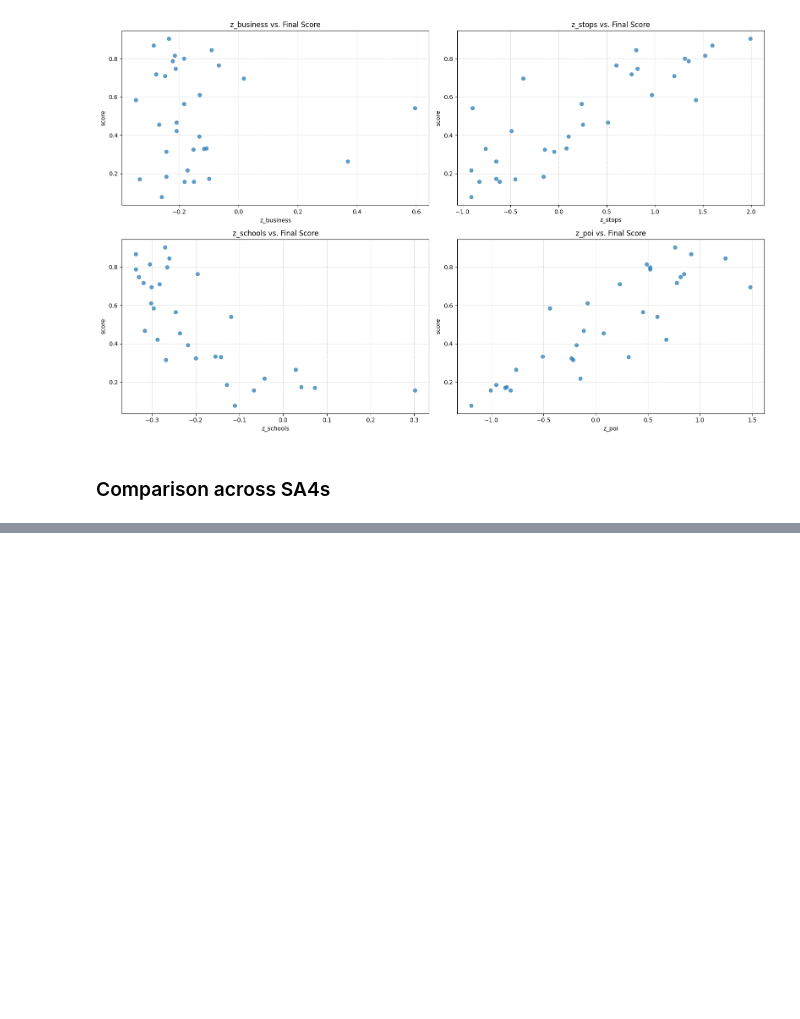
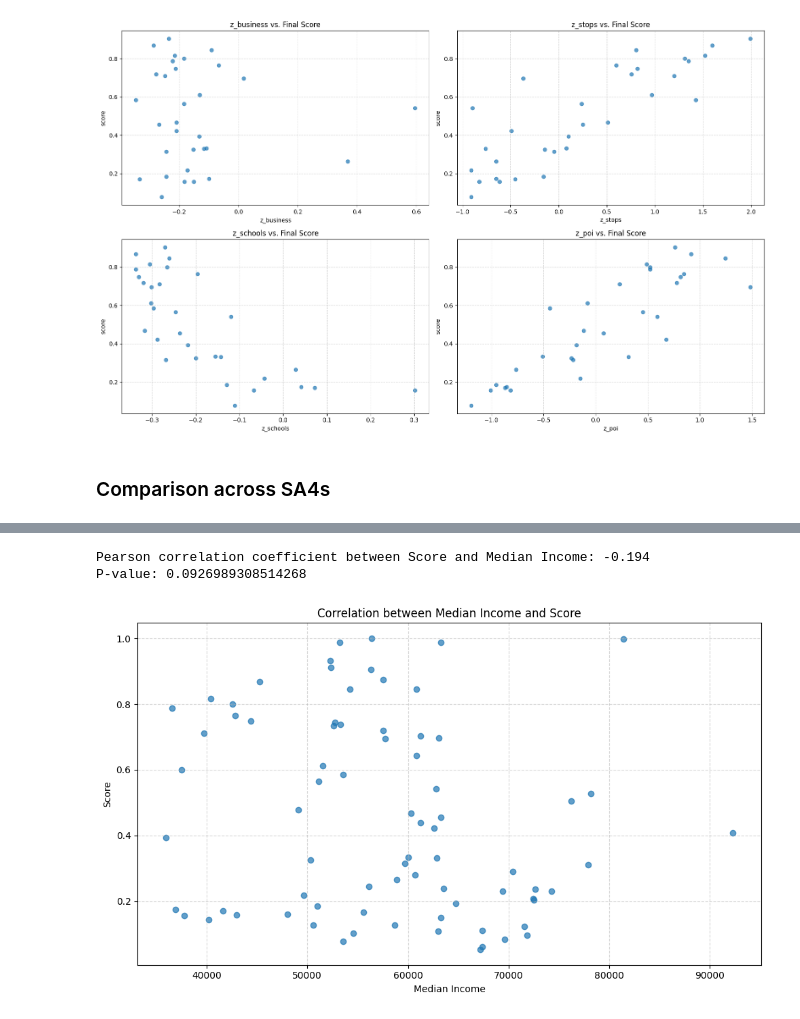
Before and after one commit to Charliero2246/Data2001Assignment, a Jupyter notebook: Assignment.ipynb, the cells around one changed output, grey strips where cells are left out. Cells and saved outputs as stored; diff of their text form; code cells hidden in the pictures; blank space fills up the shorter version.

```diff
--- a/Assignment.ipynb
+++ b/Assignment.ipynb
@@ -1218,0 +1259,40 @@ plt.show()
+# %%
+sa4_codes = [117, 123, 125]
+sa4_codes_str = ", ".join(map(str, sa4_codes))
+
+query_str = f"""
+SELECT
+    sv.sa2_code,
+    sv.sa2_name,
+    sv.sa4_code,
+    sv.sa4_name,
+    sv.score,
+    i.median_income
+FROM scored_sa2_view sv
+JOIN income i ON sv.sa2_code = i.sa2_code
+WHERE sv.sa4_code IN ({sa4_codes_str})
+"""
+
+subset = query(conn, query_str)
+
+subset = subset.dropna(subset=["score", "median_income"])
+
+from scipy.stats import pearsonr
+
+corr, p_value = pearsonr(subset["score"], subset["median_income"])
+
+print("Pearson correlation coefficient between Score and Median Income:", round(corr, 3))
+print("P-value:", p_value)
+
+plt.figure(figsize=(10, 6))
+plt.scatter(subset["median_income"], subset["score"], alpha=0.7)
+plt.xlabel("Median Income")
+plt.ylabel("Score")
+plt.title("Correlation between Median Income and Score")
+plt.grid(True, linestyle='--', alpha=0.5)
+plt.tight_layout()
+plt.show()
+# %% [output]
+Pearson correlation coefficient between Score and Median Income: -0.194
+P-value: 0.0926989308514268
+[figure, added]
```
Also changed, not shown: parts of 13 cells of this notebook.
